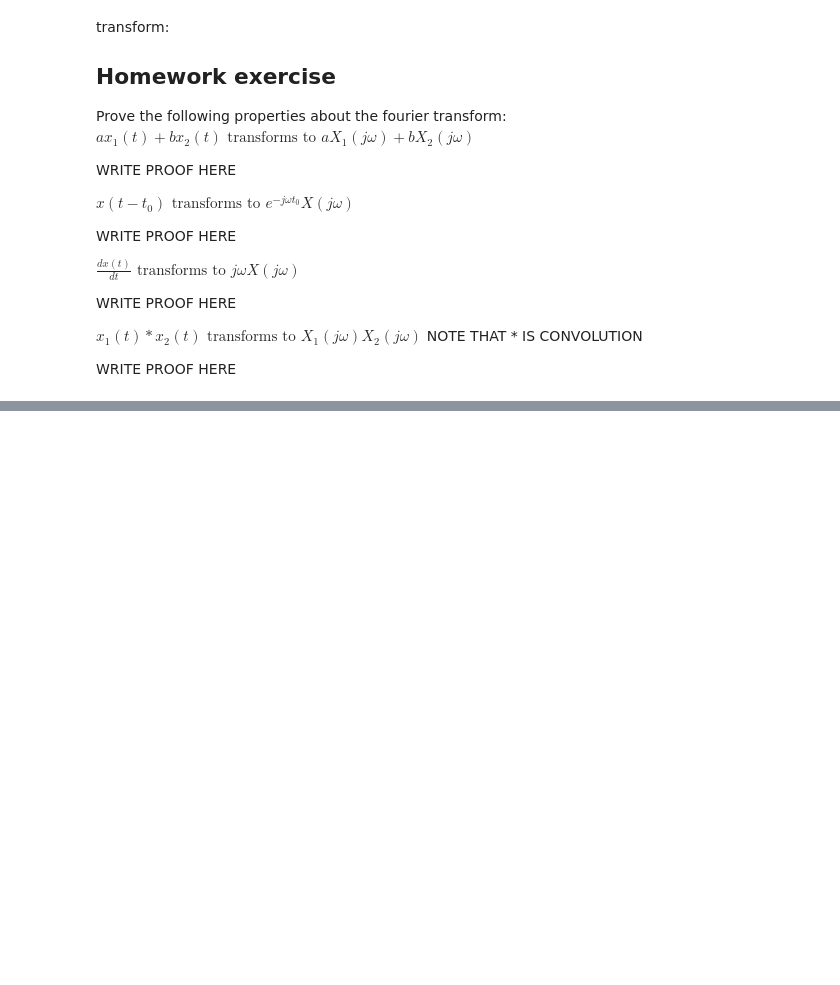
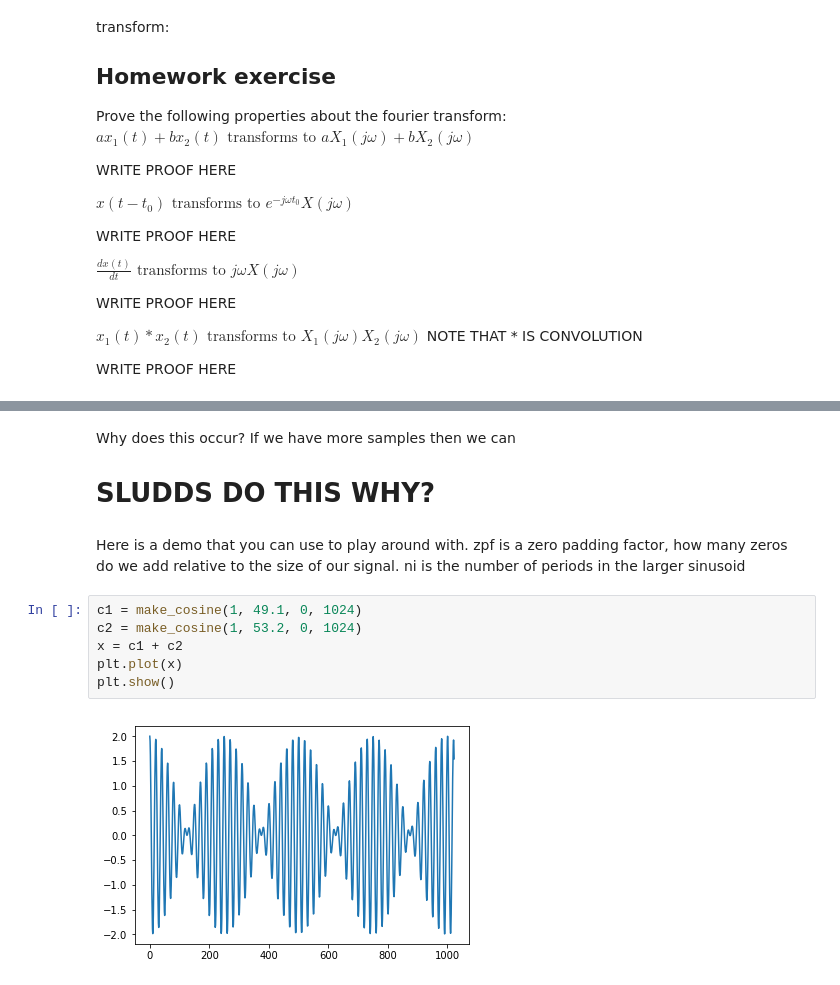
Before and after one commit to alexsludds/MIT-6.058-Notebook, a Jupyter notebook: 3 - Fourier Series and Fourier Transform.ipynb, the cells around one changed output, grey strips where cells are left out. Drawn from its saved outputs; the diff is of its cells as text; blank space fills up the shorter version.

```diff
--- a/3 - Fourier Series and Fourier Transform.ipynb
+++ b/3 - Fourier Series and Fourier Transform.ipynb
@@ -153,0 +240,15 @@ linearitydemo()
+# %% [markdown]
+Why does this occur?
+If we have more samples then we can
+# SLUDDS DO THIS WHY?
+# %% [markdown]
+Here is a demo that you can use to play around with. zpf is a zero padding factor, how many zeros do we add relative to the size of our signal.
+ni is the number of periods in the larger sinusoid
+# %%
+c1 = make_cosine(1, 49.1, 0, 1024)
+c2 = make_cosine(1, 53.2, 0, 1024)
+x = c1 + c2
+plt.plot(x)
+plt.show()
+# %% [output]
+[figure, added]
```
Also changed, not shown: parts of 30 cells of this notebook.
